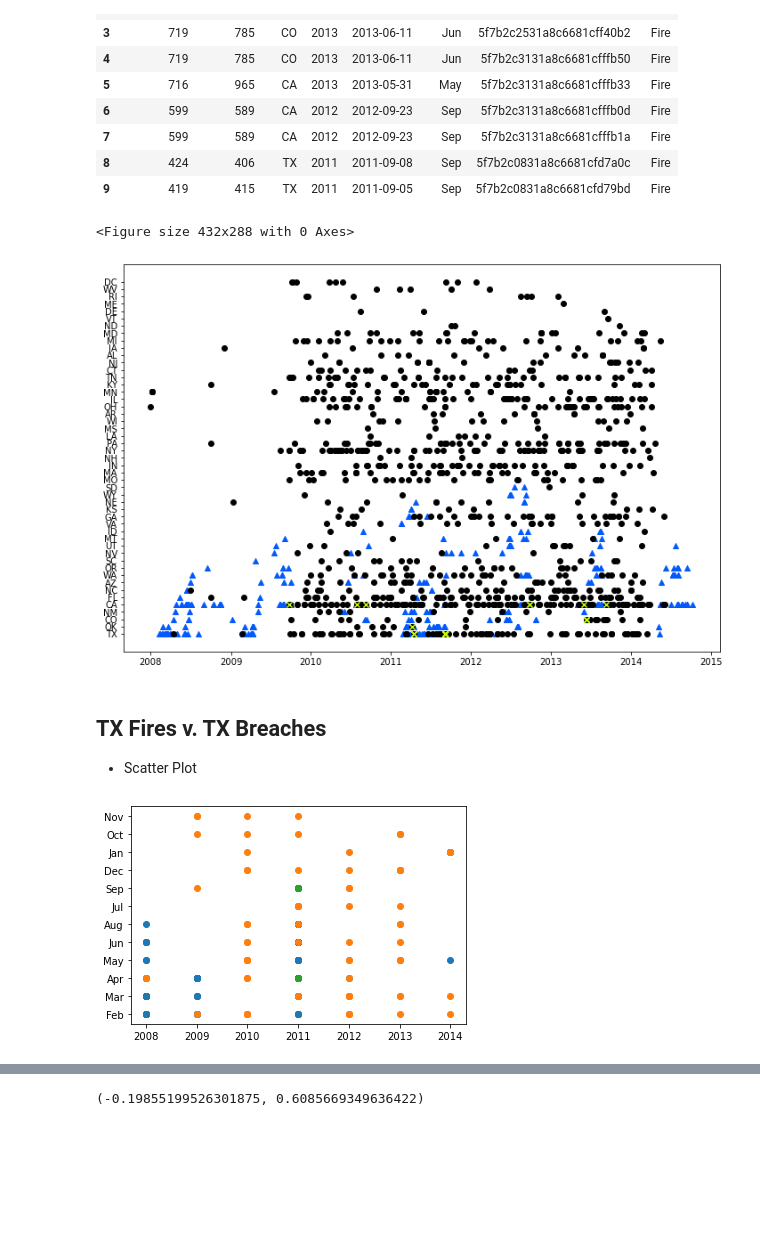
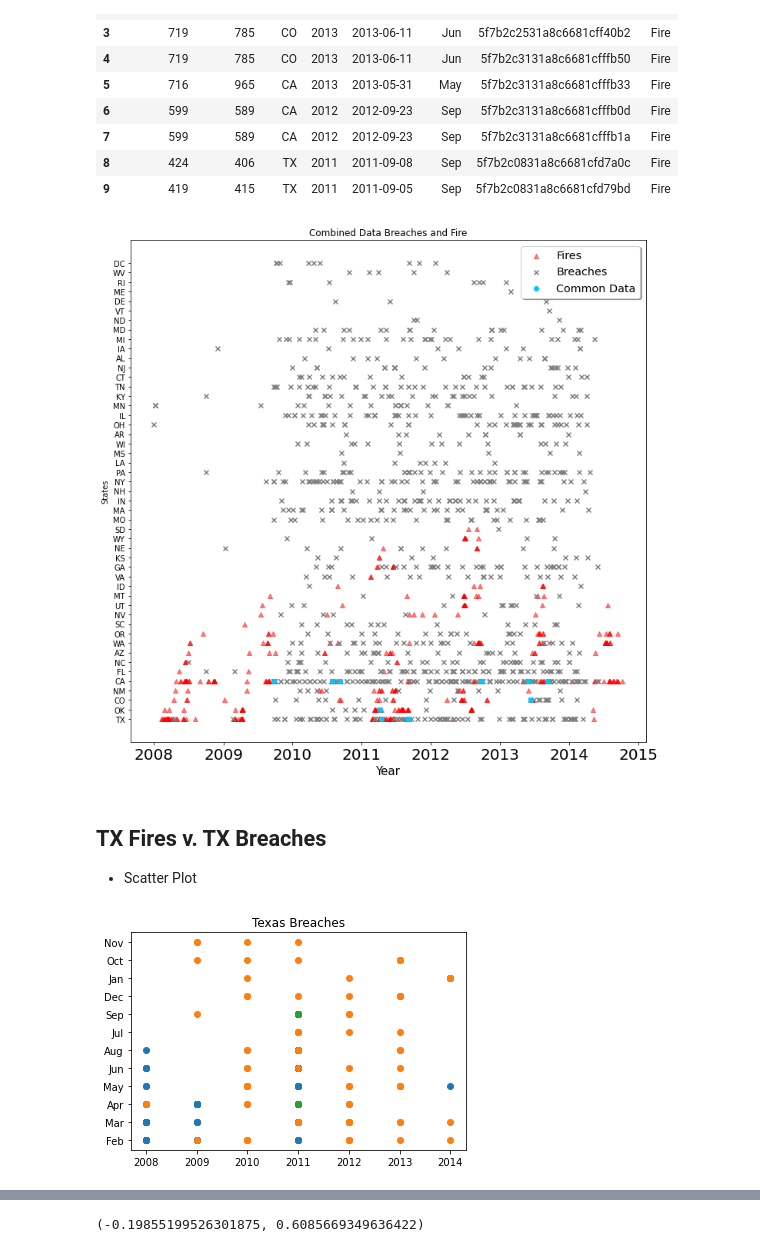
Before and after one commit to eglulu6/Project_1_Team_Platypus, a Jupyter notebook: data_slicing-Copy1.ipynb, the cells around one changed output, grey strips where cells are left out. Cells and saved outputs as stored; diff of their text form; code cells hidden in the pictures; blank space fills up the shorter version.

Commit message:
adding all of the plot png files

```diff
--- a/data_slicing-Copy1.ipynb
+++ b/data_slicing-Copy1.ipynb
@@ -295,17 +300,21 @@ common_data.head(10)
 # %%
 firedf['Full Date'] = pd.to_datetime(firedf['Full Date'])
 cyber_data['Full Date'] = pd.to_datetime(cyber_data['Full Date'])
-#plt.scatter([firedf['State'],cyber_data['State']], [firedf['Full Date'],cyber_data['Full Full Date']],color='#46bdc6',marker='^')
-fig = plt.figure()
-# ax1 = fig.add_subplot()
-plt.figure(figsize = (12,8))
-plt.scatter(firedf['Full Date'], firedf['State'],color='#035afc',marker='^')
-plt.scatter(cyber_data['Full Date'], cyber_data['State'],color='k',marker='o')
-plt.scatter(common_data['Full Date'],common_data['State'], color='#c4fa02',marker='x')
+
+plt.figure(figsize = (12,12))
+plt.scatter(firedf['Full Date'], firedf['State'],color='red',alpha = .5, marker='^', label='Fires')
+plt.scatter(cyber_data['Full Date'], cyber_data['State'],color='gray',marker='x', label='Breaches')
+plt.scatter(common_data['Full Date'],common_data['State'], color='#00C8FF',marker='o', label='Common Data')
+plt.title('Combined Data Breaches and Fire')
+plt.xlabel('Year', size=15)
+plt.xticks(size=20)
+plt.yticks(size=10)
+plt.ylabel('States')
+plt.legend(loc = 'best', shadow = True, fontsize='x-large')
+plt.savefig("Images/Combinedbreachesfiresscatter.png")
 plt.show()
 # %% [output]
-<Figure size 432x288 with 0 Axes>
-[figure, old version]
+[figure, new version]
 # %% [markdown]
 ## TX Fires v. TX Breaches
 * Scatter Plot
@@ -323,9 +332,10 @@ tx_common_yax = tx_common_data['Month']
 plt.scatter(tx_fire_xax, tx_fire_yax)
 plt.scatter(tx_breach_xax, tx_breach_yax)
 plt.scatter(tx_common_xax, tx_common_yax)
+plt.title('Texas Breaches')
 plt.show()
 # %% [output]
-[figure, old version]
+[figure, new version]
 # %%
 common_data
 # %% [output]
```
Also changed, not shown: parts of 9 cells of this notebook, 6 other files.
